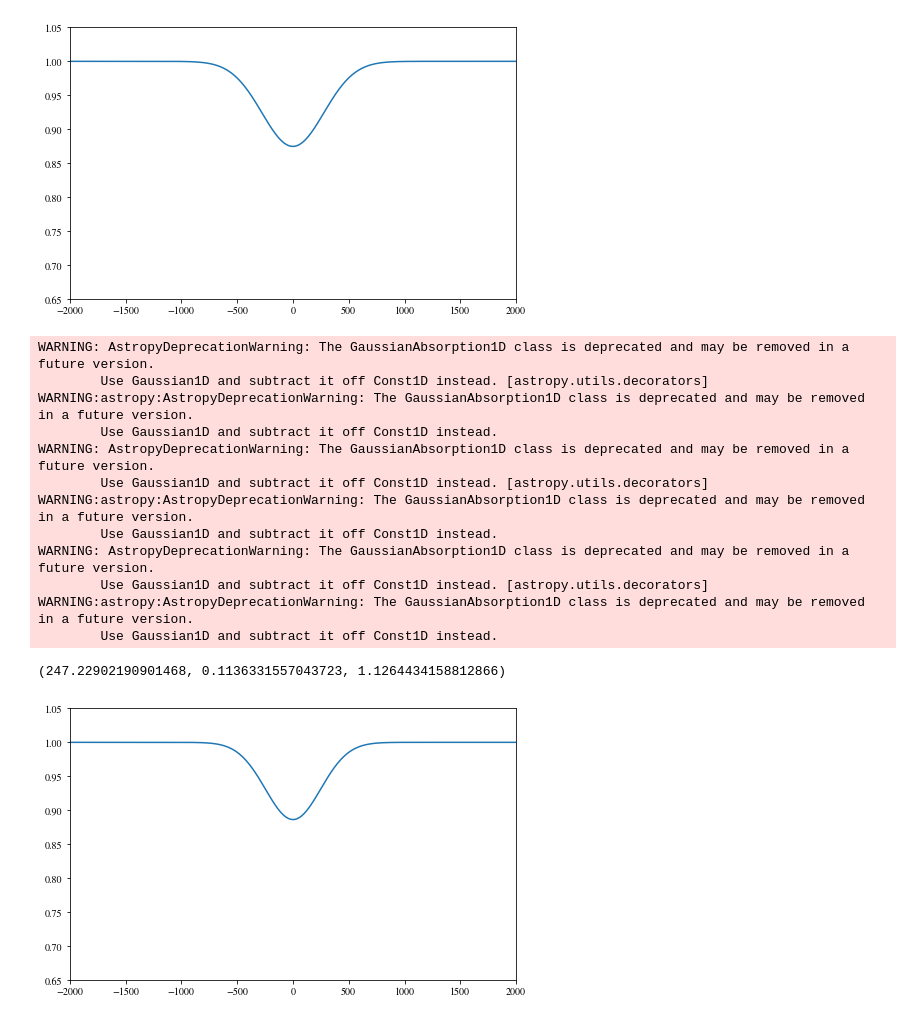
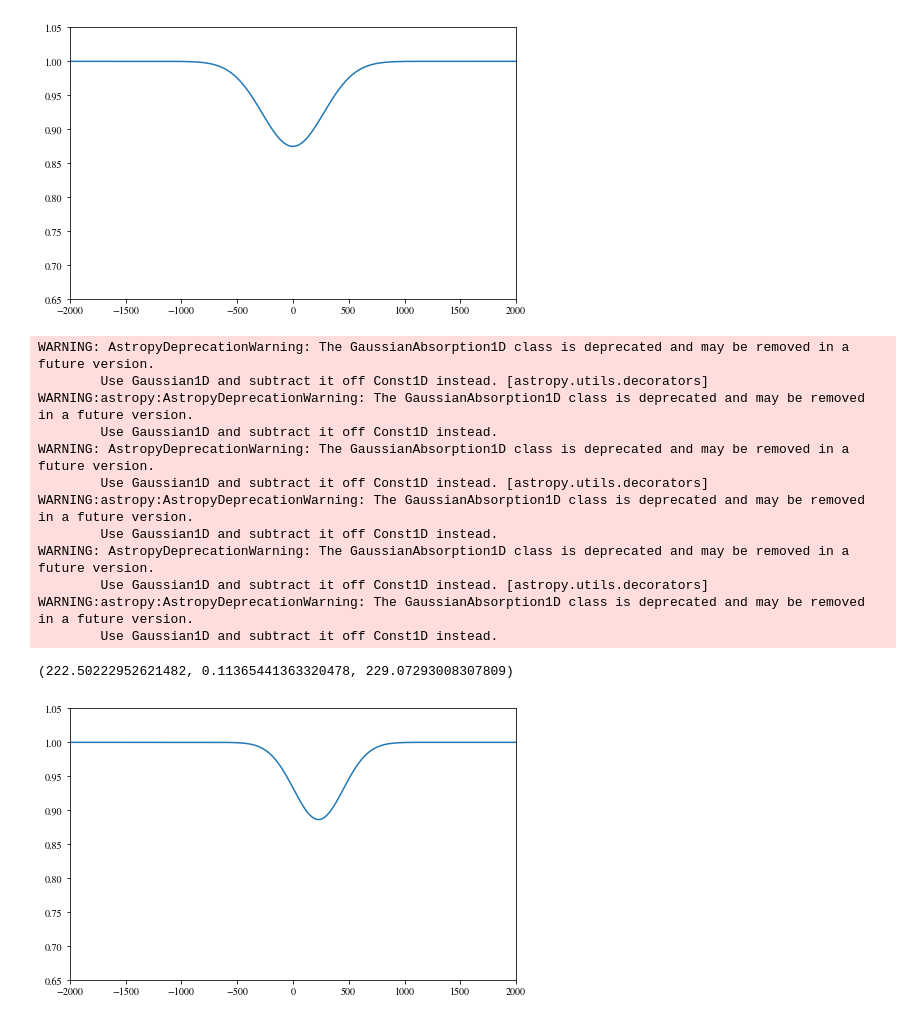
Before and after one commit to qsopairs/papers, a Jupyter notebook: QPQ9/Analysis/monte_carlo.ipynb, the cells around one changed output. Drawn from its saved outputs; the diff is of its cells as text; code cells hidden in the pictures.

```diff
--- a/QPQ9/Analysis/monte_carlo.ipynb
+++ b/QPQ9/Analysis/monte_carlo.ipynb
@@ -37,7 +37,8 @@ relativistic_equiv = u.doppler_relativistic(1334.5323*u.AA)
 wave_grid = (v_grid*u.km/u.s).to(u.AA,equivalencies=relativistic_equiv)
 Hubble_h = cosmo.H(0).value/100.
 
-def gen_stck_img(R_phys,z_fg,stddev_oneabs,sigma1D,gen_shifted=False,half_open=60):
+def gen_stck_img(R_phys,z_fg,stddev_oneabs,sigma1D,anisotropic=False,half_open=60,radial_speed=500,
+                 intermittent=False,lifetime=10**6):
     # R_phys in kpc, Deltav in km/s
     probs = np.zeros(len(v_grid))
     expected_num_abs = 0.
@@ -70,19 +71,16 @@ def gen_stck_img(R_phys,z_fg,stddev_oneabs,sigma1D,gen_shifted=False,half_open=6
         probs[ii] = prob
         expected_num_abs += prob
 #       cumulative_probs[ii] = prob + np.sum(probs[0:ii])
-        if gen_shifted is True:
-            # Assume a half-opening angle = half_open.
-            LOS_dist = v_grid[ii]/(cosmo.H(z_fg).value/(1+z_fg))*Hubble_h
-#            if (-(0.3*(1+z_fg)*Hubble_h) < LOS_dist) and (LOS_dist < -(R_comov/np.tan(np.pi/180.*half_open))):
+        LOS_dist = v_grid[ii]/(cosmo.H(z_fg).value/(1+z_fg))*Hubble_h
+        if anisotropic is True:
             if LOS_dist < -(R_comov/np.tan(np.pi/180.*half_open)):
+                probs[ii] = 0.
+        if intermittent is True:
+            time_scaled = lifetime/(10**6)
+            if LOS_dist < (0.153*(1+z_fg)*Hubble_h*time_scaled - R_comov**2/(0.613*(1+z_fg)*Hubble_h*time_scaled)):
                 probs[ii] = 0.
 #    print('Expected number of absorbers at R_phys',expected_num_abs,R_phys)
     probs = probs/np.sum(probs)
-    # expected rms Hubble velocity
-#    v_Hubble_300kpc = 300./1000.*cosmo.H(z_fg).value
-#    iend = np.argmin(np.abs(v_grid-v_Hubble_300kpc))
-#    istart = np.argmin(np.abs(v_grid-(-v_Hubble_300kpc)))
-#    print('Expected rms Hubble velocity within 300 kpc =',np.sqrt(np.sum((v_grid[istart:iend+1]**2)*probs[istart:iend+1])))
     # generate the stack image
     stck_img = np.zeros((n_trials,len(v_grid)))
     # generate the flux array for each monte carlo trial
@@ -93,17 +91,14 @@ def gen_stck_img(R_phys,z_fg,stddev_oneabs,sigma1D,gen_shifted=False,half_open=6
             v_Hubble = np.random.choice(v_grid,p=probs)
             Hubble_dist = v_Hubble/(cosmo.H(z_fg).value/(1+z_fg))*Hubble_h
             if np.sqrt(Hubble_dist**2. + R_comov**2.) < 300./1000.*(1+z_fg)*Hubble_h:
-#            if True:
-                if (gen_shifted is True):
-                    v_peculiar = 500*np.sin(np.arctan(Hubble_dist/R_comov))
-#                    v_peculiar = np.random.normal(loc=0.,scale=sigma1D)
+                if ((anisotropic is True) or (intermittent is True)):
+                    v_peculiar = radial_speed*np.sin(np.arctan(Hubble_dist/R_comov))
                 else:
                     v_peculiar = np.random.normal(loc=0.,scale=sigma1D)
             else:
-                v_peculiar = np.random.normal(loc=0.,scale=114.)
-#                v_peculiar = np.random.normal(loc=0.,scale=sigma1D)
+#                v_peculiar = np.random.normal(loc=0.,scale=114.)
+                v_peculiar = np.random.normal(loc=0.,scale=sigma1D)
             v_add = v_Hubble + v_peculiar
-#            v_add = v_peculiar
             one_abs = models.GaussianAbsorption1D(amplitude=2.0,mean=v_add,stddev=stddev_oneabs)
             flux = flux*one_abs(v_grid)
             flux[np.where(flux < 0.)] = 0.
@@ -160,7 +155,8 @@ Loaded spectra
 Using /u/xavier/Dropbox//QSOPairs/data/ESI_redux//./SDSSJ162737.25+460609.3_F.fits.gz for APOJ1627+4606
 S/N in rest frame: 121.115520708 1 / Angstrom
 # %%
-def model_width(stddev_oneabs,sigma1D,all_dict,gen_shifted=False,half_open=60):
+def model_width(stddev_oneabs,sigma1D,all_dict,anisotropic=False,half_open=60,radial_speed=500,
+               intermittent=False,lifetime=10**6):
     sv_mean_flux = []
     for ii,idict in enumerate(all_dict):
         if idict is None:
@@ -170,7 +166,8 @@ def model_width(stddev_oneabs,sigma1D,all_dict,gen_shifted=False,half_open=60):
             continue
         else:
             stck_img = gen_stck_img(idict['qpq']['R_PHYS'],idict['qpq']['Z_FG'],stddev_oneabs,sigma1D,
-                                    gen_shifted=gen_shifted,half_open=half_open)
+                                    anisotropic=anisotropic,half_open=half_open,radial_speed=radial_speed,
+                                    intermittent=intermittent,lifetime=lifetime)
             mean_flux = np.sum(stck_img,0)/n_trials
             sv_mean_flux.append(mean_flux)
     mean_flux = np.mean(sv_mean_flux,0)
@@ -276,26 +277,27 @@ WARNING:astropy:AstropyDeprecationWarning: The GaussianAbsorption1D class is dep
 [figure]
 # %%
 # QPQ halo mass sigma_1D
-#width,amp,cen = model_width(31.5,246.,all_dict,gen_shifted=False)
-width,amp,cen = model_width(27.5,246.,all_dict,gen_shifted=False)
-#width,amp,cen = model_width(26.,246.,all_dict,gen_shifted=True,half_open=60)
+#width,amp,cen = model_width(31.5,246.,all_dict)
+#width,amp,cen = model_width(27.5,246.,all_dict)
+#width,amp,cen = model_width(19.0,246.,all_dict,anisotropic=True,half_open=90,radial_speed=300)
+width,amp,cen = model_width(28.5,246.,all_dict,intermittent=True,lifetime=1.3*10**6,radial_speed=280)
 plt.figure(figsize=(8,5))
 plt.axis([-2000,2000,0.65,1.05])
 model_final = models.GaussianAbsorption1D(amplitude=amp,mean=cen,stddev=width)
 plt.plot(v_grid,model_final(v_grid))
 width,amp,cen
 # %% [output]
 WARNING: AstropyDeprecationWarning: The GaussianAbsorption1D class is deprecated and may be removed in a future version.
         Use Gaussian1D and subtract it off Const1D instead. [astropy.utils.decorators]
 WARNING:astropy:AstropyDeprecationWarning: The GaussianAbsorption1D class is deprecated and may be removed in a future version.
         Use Gaussian1D and subtract it off Const1D instead.
 WARNING: AstropyDeprecationWarning: The GaussianAbsorption1D class is deprecated and may be removed in a future version.
         Use Gaussian1D and subtract it off Const1D instead. [astropy.utils.decorators]
 WARNING:astropy:AstropyDeprecationWarning: The GaussianAbsorption1D class is deprecated and may be removed in a future version.
         Use Gaussian1D and subtract it off Const1D instead.
 WARNING: AstropyDeprecationWarning: The GaussianAbsorption1D class is deprecated and may be removed in a future version.
         Use Gaussian1D and subtract it off Const1D instead. [astropy.utils.decorators]
 WARNING:astropy:AstropyDeprecationWarning: The GaussianAbsorption1D class is deprecated and may be removed in a future version.
         Use Gaussian1D and subtract it off Const1D instead.
-(247.22902190901468, 0.1136331557043723, 1.1264434158812866)
+(222.50222952621482, 0.11365441363320478, 229.07293008307809)
-[figure, old version]
+[figure, new version]
```
Also changed, not shown: parts of 5 cells of this notebook, 5 other files.
